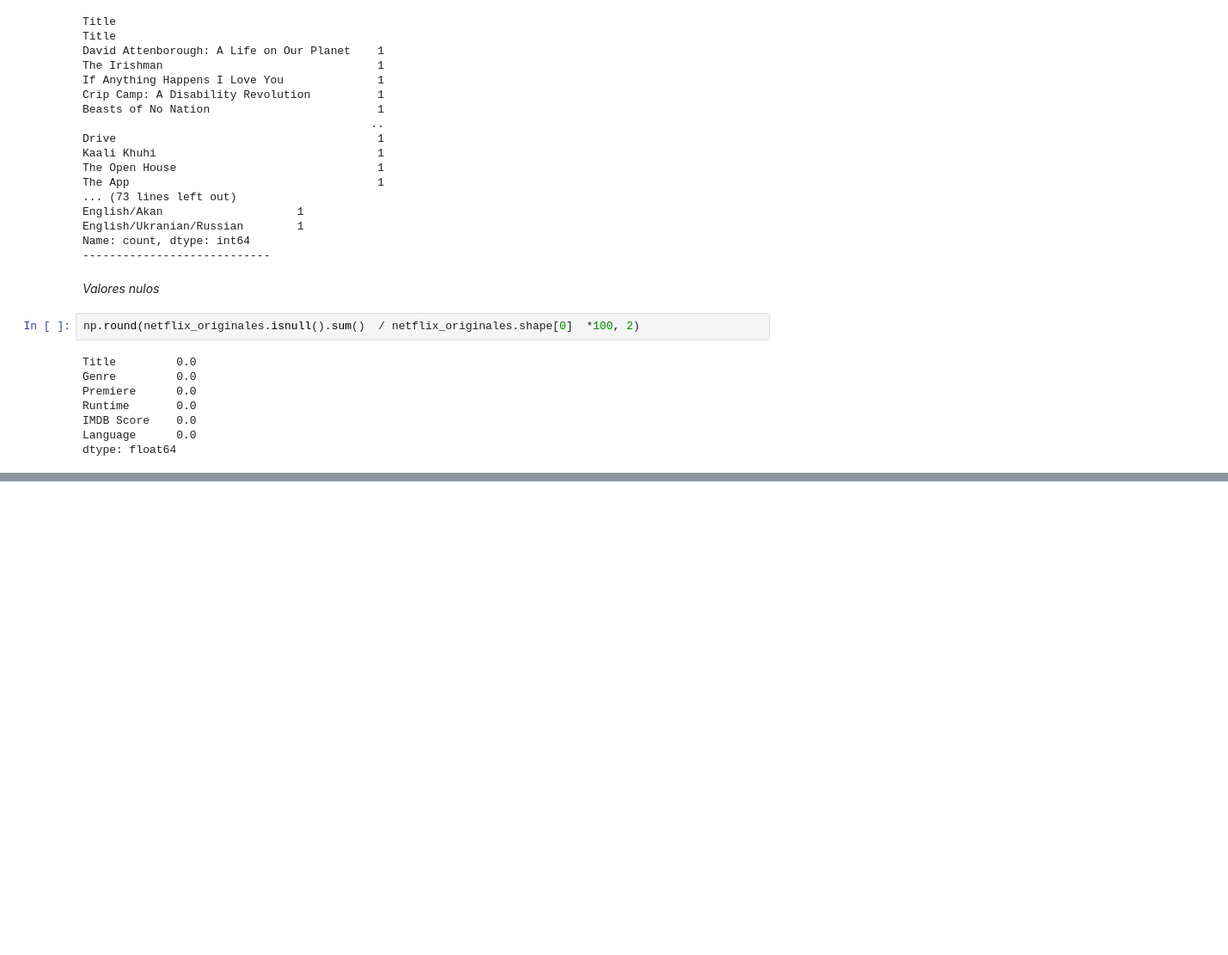
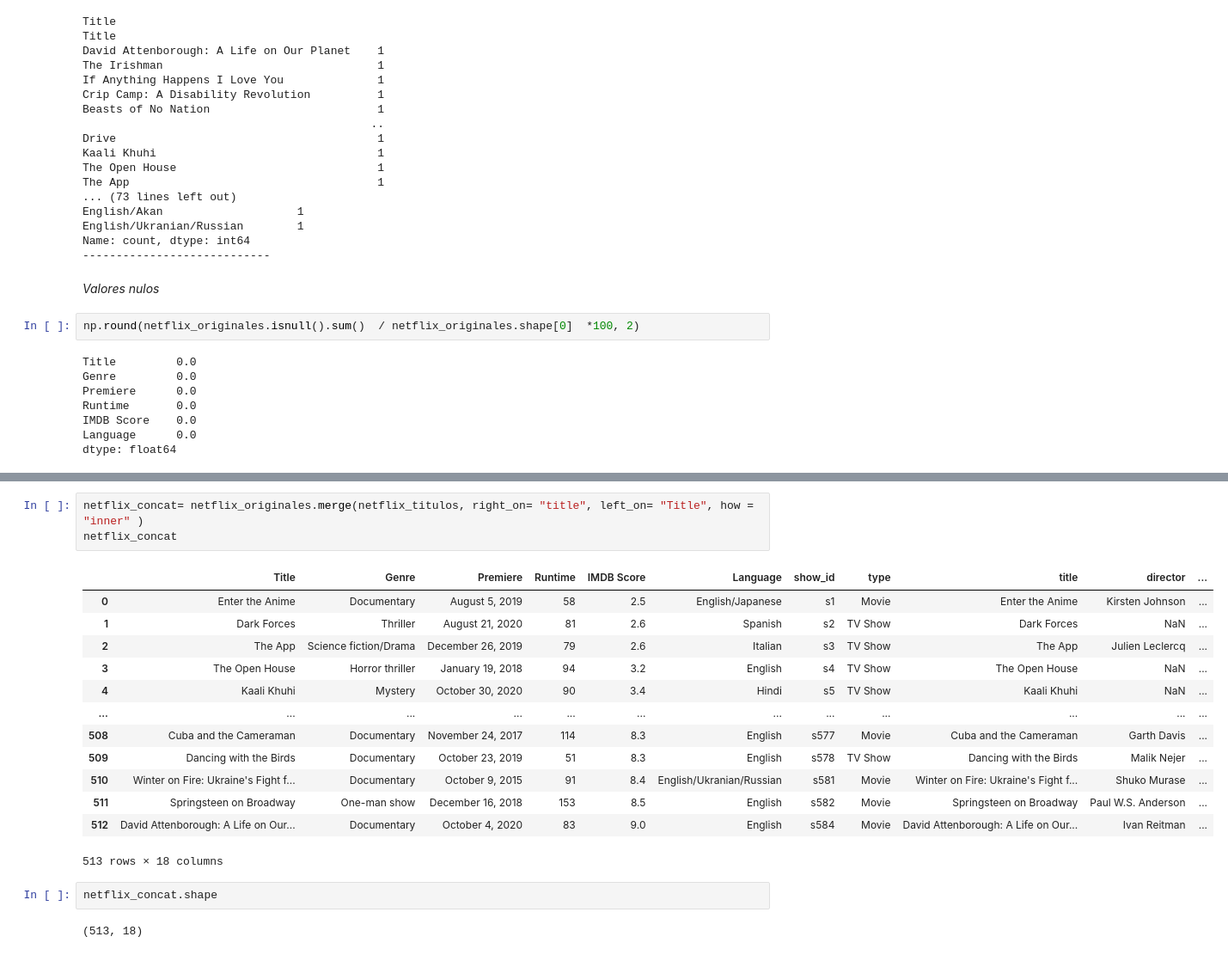
Before and after one commit to jgilsu11/laboratorio-modulo2-leccion02-eda-union, a Jupyter notebook: laboratorio-modulo2-leccion02-eda-union.ipynb, the cells around one changed output, grey strips where cells are left out. Shown at 86% size. Cells and saved outputs as stored; diff of their text form; blank space fills up the shorter version.

```diff
--- a/laboratorio-modulo2-leccion02-eda-union.ipynb
+++ b/laboratorio-modulo2-leccion02-eda-union.ipynb
@@ -553,0 +583,21 @@ dtype: float64
+# %%
+netflix_concat= netflix_originales.merge(netflix_titulos, right_on= "title", left_on= "Title", how = "inner" )
+netflix_concat
+# %% [output]
+|  | Title | Genre | Premiere | Runtime | IMDB Score | Language | show_id | type | title | director | ... |
+| 0 | Enter the Anime | Documentary | August 5, 2019 | 58 | 2.5 | English/Japanese | s1 | Movie | Enter the Anime | Kirsten Johnson | ... |
+| 1 | Dark Forces | Thriller | August 21, 2020 | 81 | 2.6 | Spanish | s2 | TV Show | Dark Forces | NaN | ... |
+| 2 | The App | Science fiction/Drama | December 26, 2019 | 79 | 2.6 | Italian | s3 | TV Show | The App | Julien Leclercq | ... |
+| 3 | The Open House | Horror thriller | January 19, 2018 | 94 | 3.2 | English | s4 | TV Show | The Open House | NaN | ... |
+| 4 | Kaali Khuhi | Mystery | October 30, 2020 | 90 | 3.4 | Hindi | s5 | TV Show | Kaali Khuhi | NaN | ... |
+| ... | ... | ... | ... | ... | ... | ... | ... | ... | ... | ... | ... |
+| 508 | Cuba and the Cameraman | Documentary | November 24, 2017 | 114 | 8.3 | English | s577 | Movie | Cuba and the Cameraman | Garth Davis | ... |
+| 509 | Dancing with the Birds | Documentary | October 23, 2019 | 51 | 8.3 | English | s578 | TV Show | Dancing with the Birds | Malik Nejer | ... |
+| 510 | Winter on Fire: Ukraine's Fight f... | Documentary | October 9, 2015 | 91 | 8.4 | English/Ukranian/Russian | s581 | Movie | Winter on Fire: Ukraine's Fight f... | Shuko Murase | ... |
+| 511 | Springsteen on Broadway | One-man show | December 16, 2018 | 153 | 8.5 | English | s582 | Movie | Springsteen on Broadway | Paul W.S. Anderson | ... |
+| 512 | David Attenborough: A Life on Our... | Documentary | October 4, 2020 | 83 | 9.0 | English | s584 | Movie | David Attenborough: A Life on Our... | Ivan Reitman | ... |
+513 rows × 18 columns
+# %%
+netflix_concat.shape
+# %% [output]
+(513, 18)
```
Also changed, not shown: parts of 17 cells of this notebook.
